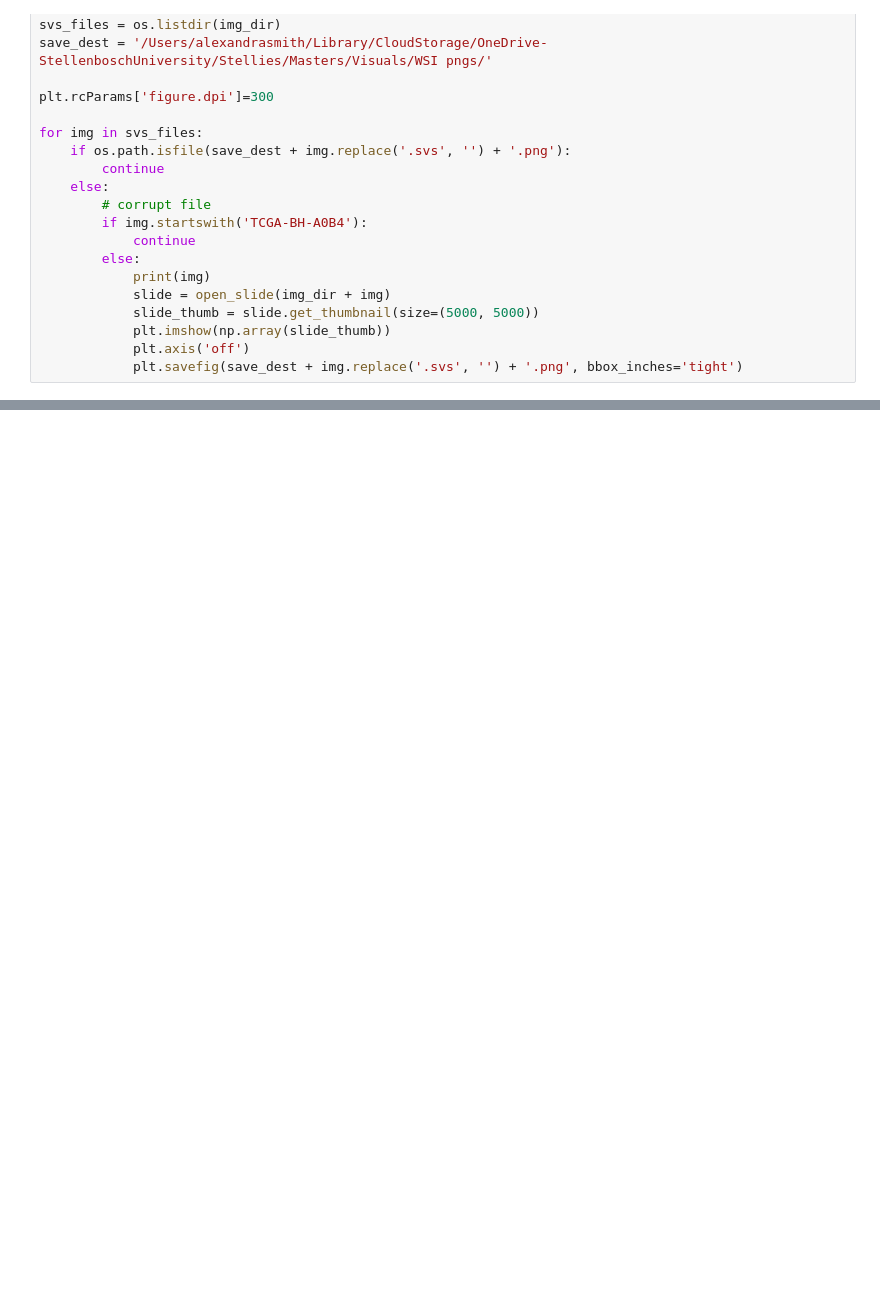
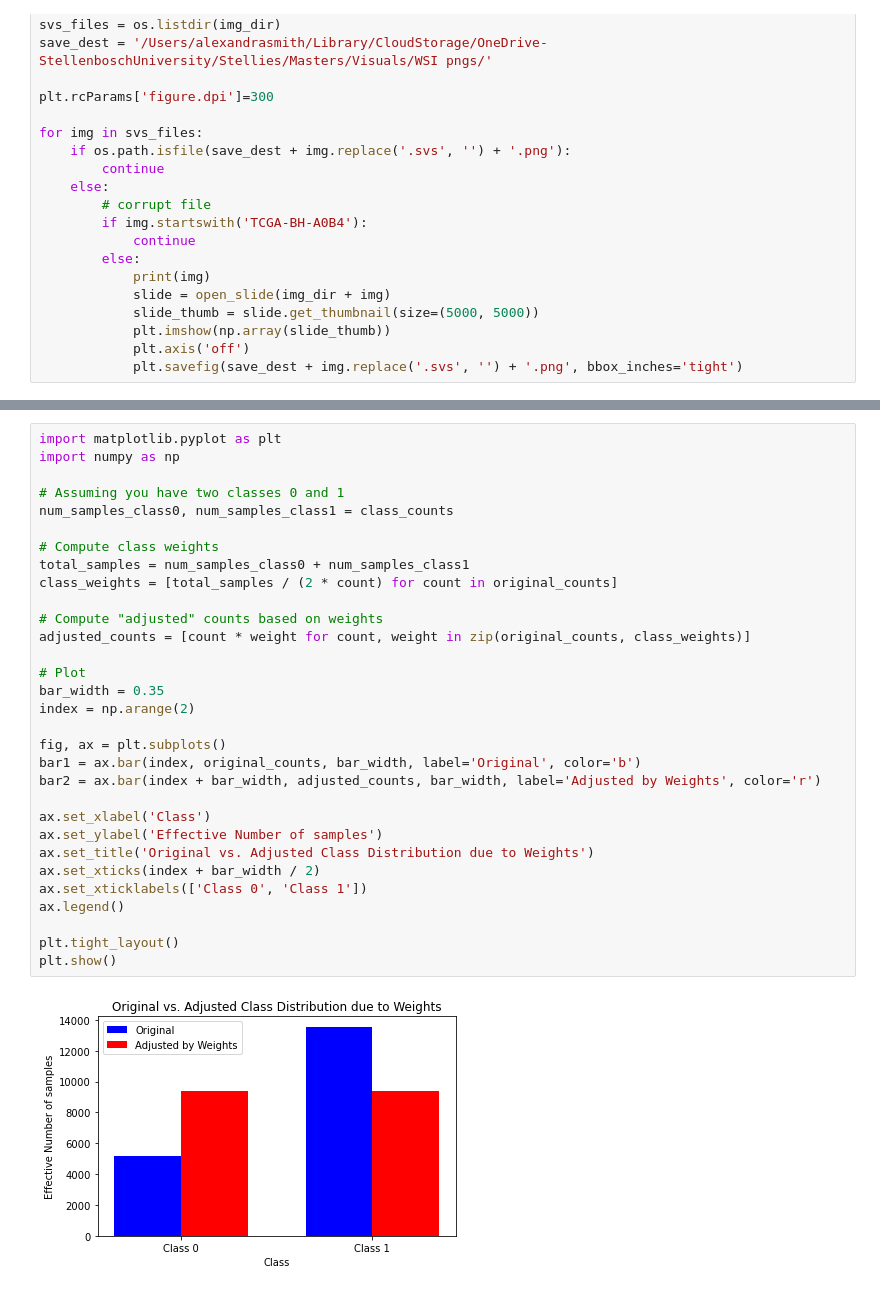
Before and after one commit to Alexandra-Smith/masters, a Jupyter notebook: notebooks/05-data-info.ipynb, the cells around one changed output, grey strips where cells are left out. Drawn from its saved outputs; the diff is of its cells as text; blank space fills up the shorter version.

```diff
--- a/notebooks/05-data-info.ipynb
+++ b/notebooks/05-data-info.ipynb
@@ -464,0 +574,33 @@ for img in svs_files:
+# %%
+import matplotlib.pyplot as plt
+import numpy as np
+
+# Assuming you have two classes 0 and 1
+num_samples_class0, num_samples_class1 = class_counts
+
+# Compute class weights
+total_samples = num_samples_class0 + num_samples_class1
+class_weights = [total_samples / (2 * count) for count in original_counts]
+
+# Compute "adjusted" counts based on weights
+adjusted_counts = [count * weight for count, weight in zip(original_counts, class_weights)]
+
+# Plot
+bar_width = 0.35
+index = np.arange(2)
+
+fig, ax = plt.subplots()
+bar1 = ax.bar(index, original_counts, bar_width, label='Original', color='b')
+bar2 = ax.bar(index + bar_width, adjusted_counts, bar_width, label='Adjusted by Weights', color='r')
+
+ax.set_xlabel('Class')
+ax.set_ylabel('Effective Number of samples')
+ax.set_title('Original vs. Adjusted Class Distribution due to Weights')
+ax.set_xticks(index + bar_width / 2)
+ax.set_xticklabels(['Class 0', 'Class 1'])
+ax.legend()
+
+plt.tight_layout()
+plt.show()
+# %% [output]
+[figure, added]
```
Also changed, not shown: parts of 9 cells of this notebook, 27 other files.
